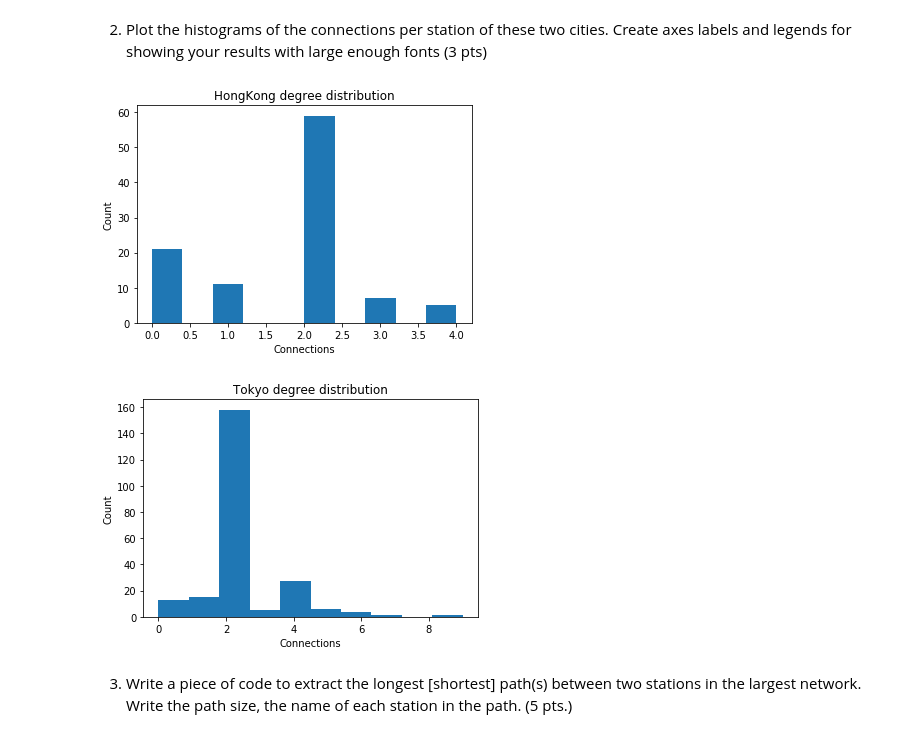
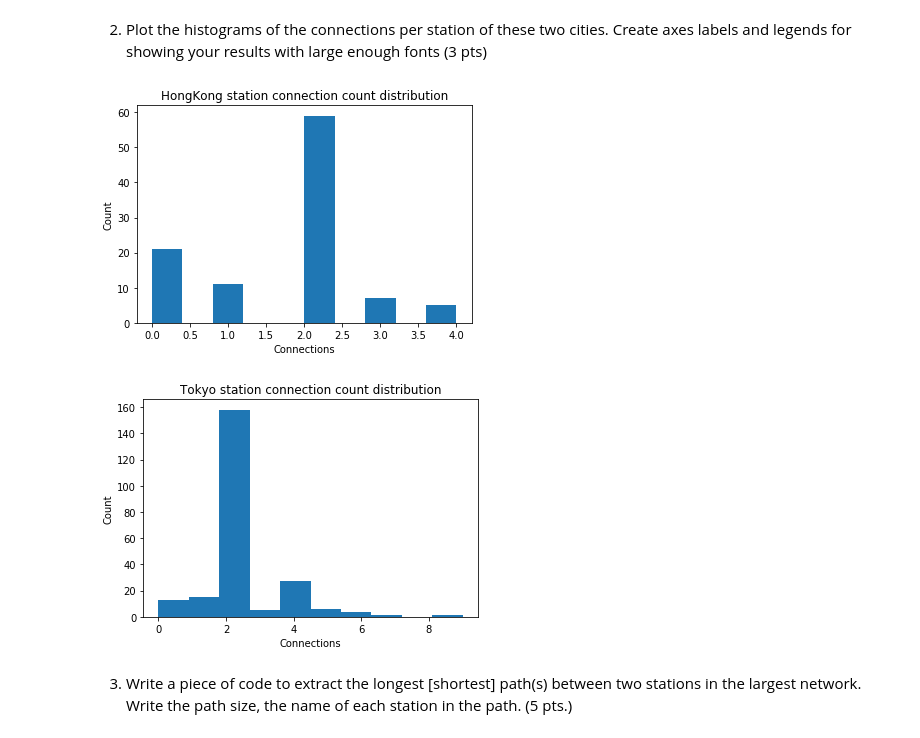
Before and after one commit to CarlinLiao/cyplan290, a Jupyter notebook: pset1/pset1.ipynb, the cells around one changed output. Saved outputs shown, nothing was run; the diff lists cells and outputs as text; code cells hidden in the pictures.

```diff
--- a/pset1/pset1.ipynb
+++ b/pset1/pset1.ipynb
@@ -63,19 +63,19 @@ Tokyo
 # %%
 def histing(city):
     plt.figure()
     plt.hist(np.array(dict(g[city].degree()).values()))
-    plt.title(city + ' degree distribution')
+    plt.title(city + ' station connection count distribution')
     plt.xlabel('Connections')
     plt.ylabel('Count')
     plt.show()
 
 histing(min_city)
 # %% [output]
-[figure, old version]
+[figure, new version]
 # %%
 histing(max_city)
 # %% [output]
-[figure, old version]
+[figure, new version]
 # %% [markdown]
 3) Write a piece of code to extract the longest [shortest] path(s) between two stations in the largest network. Write the path size, the name of each station in the path. (5 pts.)
 # %%
```
Also changed, not shown: parts of 3 cells of this notebook.
